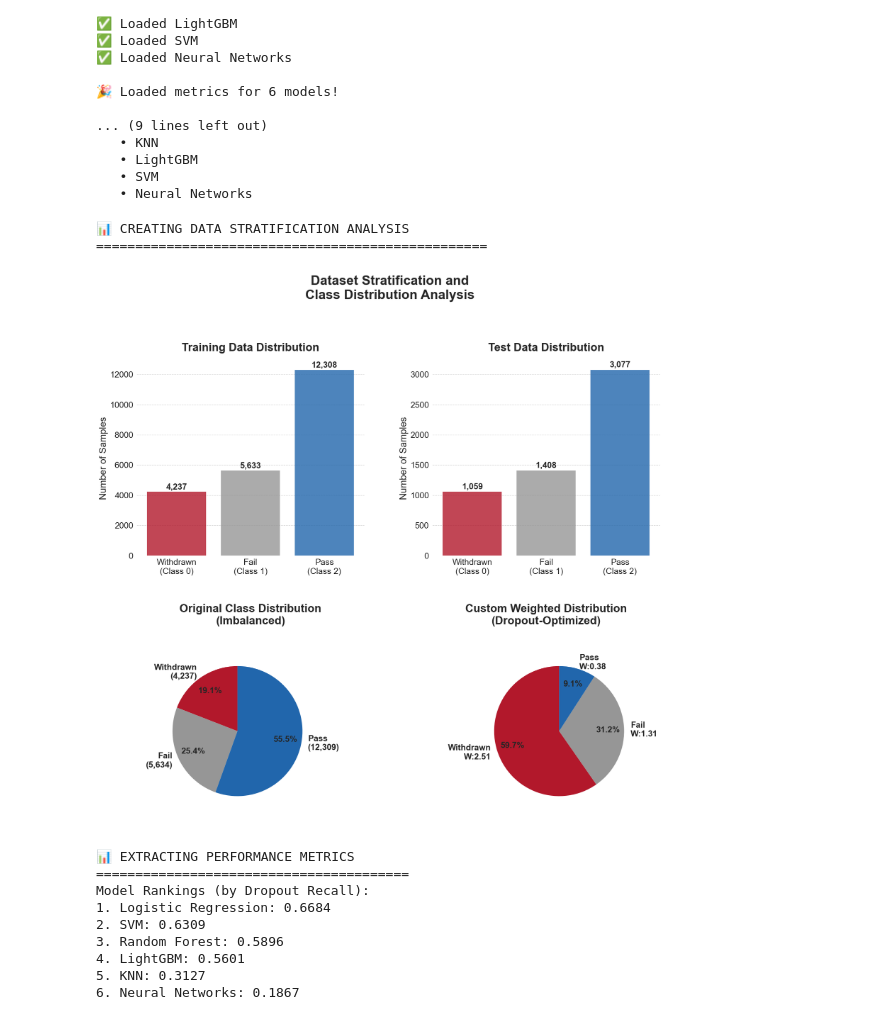
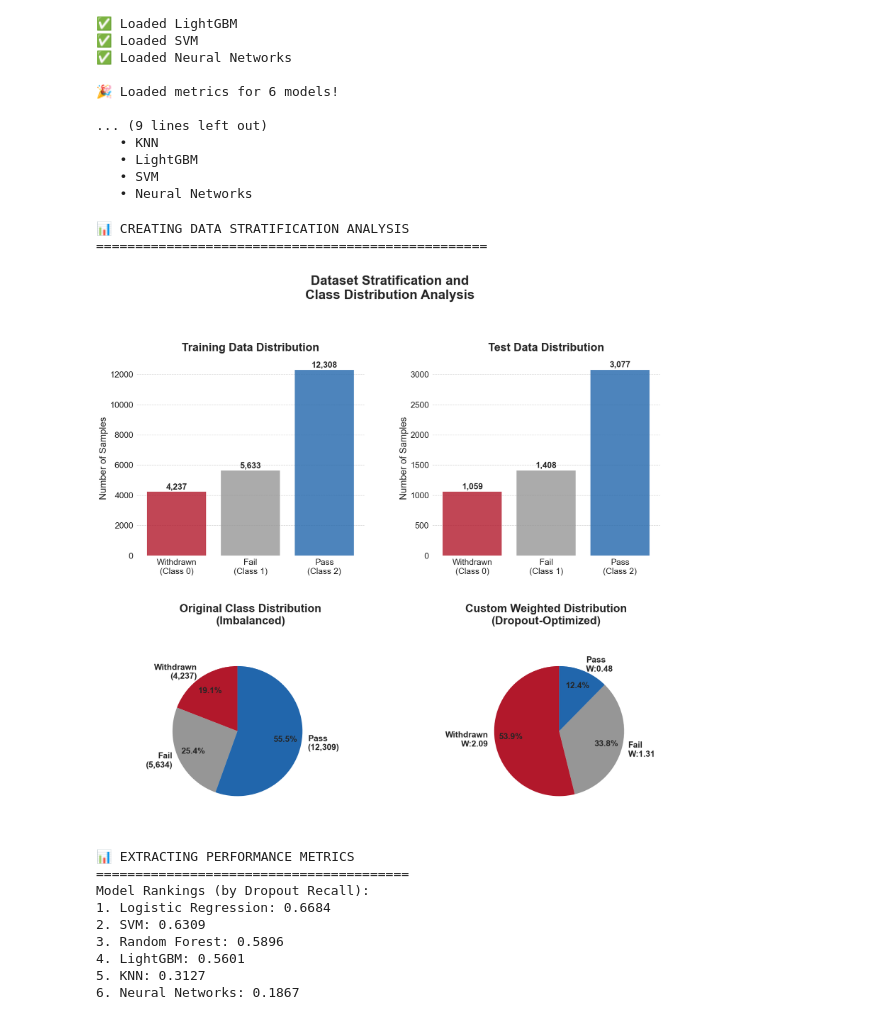
Before and after one commit to MScProjs/MScProject2025-Carlos-Duran-Calle, a Jupyter notebook: Notebooks/X1_model_comparison_analysis.ipynb, the cells around one changed output. Saved outputs shown, nothing was run; the diff lists cells and outputs as text; code cells hidden in the pictures.

```diff
--- a/Notebooks/X1_model_comparison_analysis.ipynb
+++ b/Notebooks/X1_model_comparison_analysis.ipynb
@@ -311,11 +356,7 @@ if all_metrics:
     else:
         balanced_weights = {0: 2.09, 1: 1.31, 2: 0.48}  # Default from provided data
 
-    custom_weights = {
-        0: balanced_weights[0] * 1.2,  # Increased focus on Withdrawn
-        1: balanced_weights[1] * 1.0,  # Standard for Fail
-        2: balanced_weights[2] * 0.8   # Reduced for Pass
-    }
+    custom_weights = balanced_weights
 
     # Normalize custom weights for pie chart
     total_weight = sum(custom_weights.values())
@@ -324,34 +365,34 @@ if all_metrics:
     custom_labels = [f'{class_labels[k]}\nW:{custom_weights[k]:.2f}' for k in sorted(custom_weights.keys())]
 
     wedges2, texts2, autotexts2 = ax4.pie(custom_percentages,
                                           labels=custom_labels,
                                           colors=class_colors,
                                           autopct='%1.1f%%',
                                           startangle=90,
                                           labeldistance=1.1,  # Adjusted label distance
                                           pctdistance=0.75,   # Move percentages inward
                                           textprops={'fontsize': 18, 'fontweight': 'bold'})
     ax4.set_title('Custom Weighted Distribution\n(Dropout-Optimized)',
                   fontsize=24, fontweight='bold', pad=20)
 
     # Adjust autopct text properties
     plt.setp(autotexts2, size=18, weight="bold")
 
     # Create more space for the text by expanding the axis
     ax4.set_xlim(-1.7, 1.3)  # Asymmetric limits to give more space on the left
     ax4.set_ylim(-1.5, 1.5)
 
     # Add more horizontal space between subplots
     plt.subplots_adjust(wspace=0.3)
 
     # Adjust layout with more space at the top and between rows
     plt.tight_layout(rect=[0, 0, 1, 0.95])
     plt.subplots_adjust(hspace=0.4)  # Ensure vertical spacing is maintained
     plt.show()
 # %% [output]
 📊 CREATING DATA STRATIFICATION ANALYSIS
 ==================================================
-[figure, old version]
+[figure, new version]
 # %%
 # ================================================================
 # 4. Model Performance Comparison
```
Also changed, not shown: parts of 4 cells of this notebook, 16 other files.
